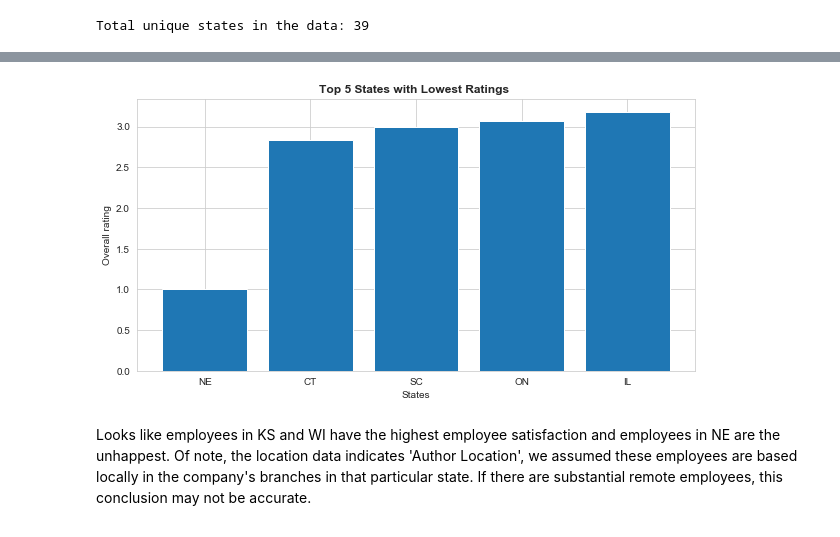
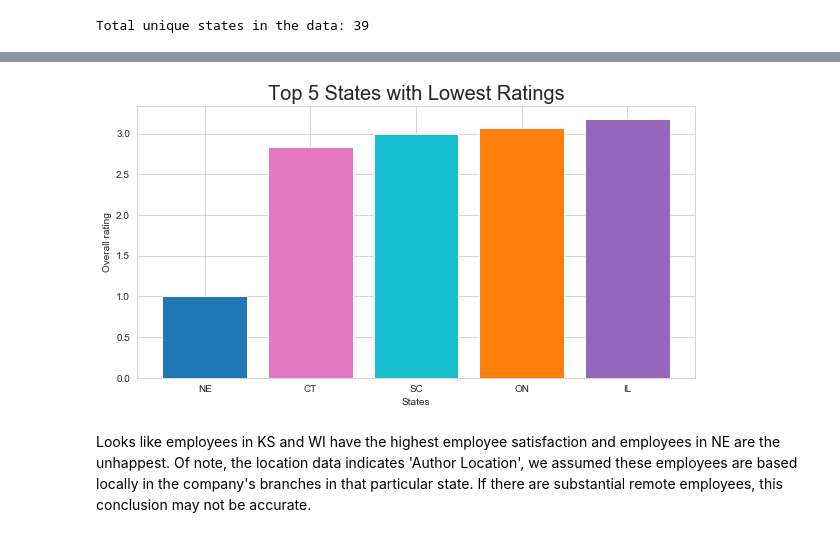
Before and after one commit to robertchen2021/glassdoor-company-review-analysis, a Jupyter notebook: Employee_review_analysis_part1_EDA.ipynb, the cells around one changed output, grey strips where cells are left out. Saved outputs shown, nothing was run; the diff lists cells and outputs as text; code cells hidden in the pictures.

```diff
--- a/Employee_review_analysis_part1_EDA.ipynb
+++ b/Employee_review_analysis_part1_EDA.ipynb
@@ -409,15 +417,16 @@ plt.show()
 # %%
 # plot the 5 states with lowest ratings
 
 lowest_5 = df_cleaned.groupby('State')['Overall Rating'].mean().nsmallest(5)
+colors3 = ['tab:blue','tab:pink','tab:cyan','tab:orange','tab:purple']
 
 fig,ax = plt.subplots(figsize=(10,5))
-ax.bar(lowest_5.index,lowest_5)
-ax.set_title('Top 5 States with Lowest Ratings ', fontweight='bold')
+ax.bar(lowest_5.index,lowest_5, color=colors3)
+ax.set_title('Top 5 States with Lowest Ratings',fontsize=20)
 ax.set_xlabel('States')
 ax.set_ylabel('Overall rating')
 plt.show()
 # %% [output]
-[figure, old version]
+[figure, new version]
 # %% [markdown]
 Looks like employees in KS and WI have the highest employee satisfaction and employees in NE are the unhappest. Of note, the location data indicates 'Author Location', we assumed these employees are based locally in the company's branches in that particular state. If there are substantial remote employees, this conclusion may not be accurate.
```
Also changed, not shown: parts of 24 cells of this notebook.
